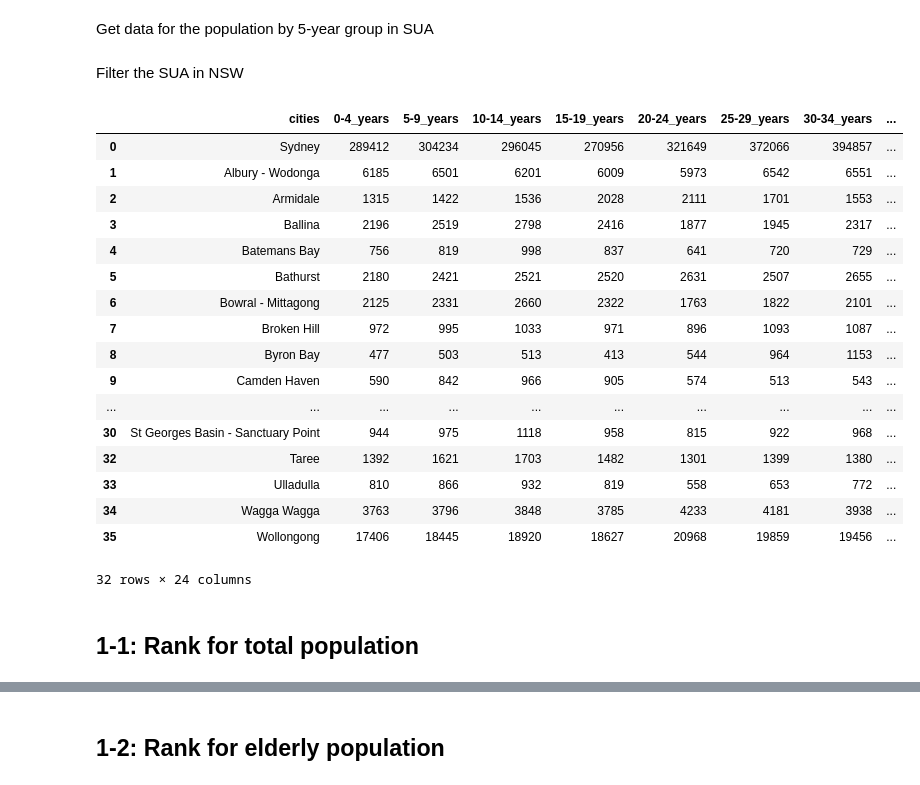
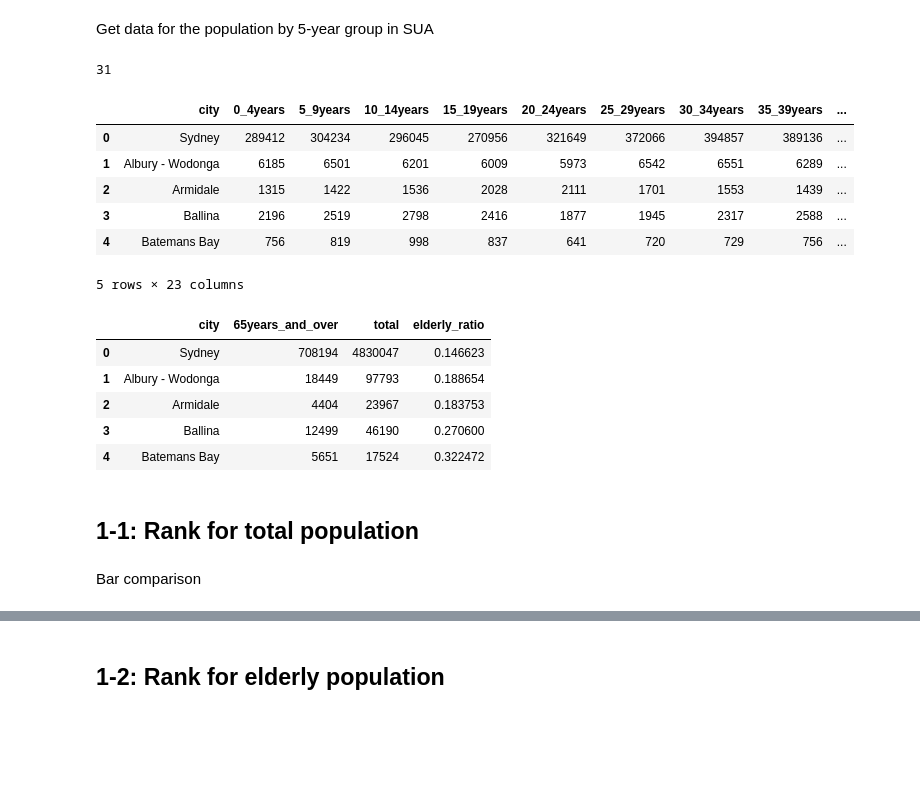
Before and after one commit to tobeychen/9075, a Jupyter notebook: Untitled1.ipynb, the cells around one changed output, grey strips where cells are left out. Cells and saved outputs as stored; diff of their text form; code cells hidden in the pictures; blank space fills up the shorter version.

```diff
--- a/Untitled1.ipynb
+++ b/Untitled1.ipynb
@@ -39,0 +74,10 @@ gdf_state
+# %%
+for index, row in gdf_sua.iterrows():
+    if (get_state_from_city(row['SUA_NAME21'].split(' - ')[0]) != 'NSW'):
+        gdf_sua.drop(index, inplace=True)
+
+# Reset the index of the DataFrame
+gdf_sua = gdf_sua.reset_index(drop=True)
+
+print(len(gdf_sua))
+gdf_sua.head()
@@ -42,7 +102,5 @@ gdf_state
 # %% [markdown]
 Get data for the population by 5-year group in SUA
 # %%
-df = pd.read_csv('Cleaned_Age_in_Five_Year_Groups_in_SUA.csv', header = 0, names = ['cities', '0-4_years','5-9_years','10-14_years', '15-19_years', '20-24_years', '25-29_years', '30-34_years', '35-39_years', '40-44_years', '45-49_years', '50-54_years', '55-59_years', '60-64_years', '65-69_years', '70-74_years', '75-79_years', '80-84_years', '85-89_years', '90-94_years', '95-99_years', '100_years_and_over', 'total']);
+df_population = pd.read_csv('Cleaned_Age_in_Five_Year_Groups_in_SUA.csv', header = 0, names = ['city', '0_4years','5_9years','10_14years', '15_19years', '20_24years', '25_29years', '30_34years', '35_39years', '40_44years', '45_49years', '50_54years', '55_59years', '60_64years', '65_69years', '70_74years', '75_79years', '80_84years', '85_89years', '90_94years', '95_99years', '100years_and_over', 'total']);
 # df
-# %% [markdown]
-Filter the SUA in NSW
@@ -61,39 +107,36 @@ def get_state_from_city(city):
 # %%
-df['state'] = df['cities'].apply(lambda x: get_state_from_city(x.split(' - ')[0]))
-df = df.loc[df['state'] == 'NSW']
-df
+# mask is a boolean array
+mask = ~df_population['city'].isin(gdf_sua['SUA_NAME21'])
+
+df_population = df_population.loc[~mask]
+
+# Reset the index of the DataFrame
+df_population = df_population.reset_index(drop=True)
+
+print(len(gdf_sua))
+df_population.head()
 # %% [output]
+31
-|  | cities | 0-4_years | 5-9_years | 10-14_years | 15-19_years | 20-24_years | 25-29_years | 30-34_years | ... |
-| 0 | Sydney | 289412 | 304234 | 296045 | 270956 | 321649 | 372066 | 394857 | ... |
-| 1 | Albury - Wodonga | 6185 | 6501 | 6201 | 6009 | 5973 | 6542 | 6551 | ... |
-| 2 | Armidale | 1315 | 1422 | 1536 | 2028 | 2111 | 1701 | 1553 | ... |
-| 3 | Ballina | 2196 | 2519 | 2798 | 2416 | 1877 | 1945 | 2317 | ... |
-| 4 | Batemans Bay | 756 | 819 | 998 | 837 | 641 | 720 | 729 | ... |
-| 5 | Bathurst | 2180 | 2421 | 2521 | 2520 | 2631 | 2507 | 2655 | ... |
-| 6 | Bowral - Mittagong | 2125 | 2331 | 2660 | 2322 | 1763 | 1822 | 2101 | ... |
-| 7 | Broken Hill | 972 | 995 | 1033 | 971 | 896 | 1093 | 1087 | ... |
-| 8 | Byron Bay | 477 | 503 | 513 | 413 | 544 | 964 | 1153 | ... |
-| 9 | Camden Haven | 590 | 842 | 966 | 905 | 574 | 513 | 543 | ... |
-| ... | ... | ... | ... | ... | ... | ... | ... | ... | ... |
-| 30 | St Georges Basin - Sanctuary Point | 944 | 975 | 1118 | 958 | 815 | 922 | 968 | ... |
-| 32 | Taree | 1392 | 1621 | 1703 | 1482 | 1301 | 1399 | 1380 | ... |
-| 33 | Ulladulla | 810 | 866 | 932 | 819 | 558 | 653 | 772 | ... |
-| 34 | Wagga Wagga | 3763 | 3796 | 3848 | 3785 | 4233 | 4181 | 3938 | ... |
-| 35 | Wollongong | 17406 | 18445 | 18920 | 18627 | 20968 | 19859 | 19456 | ... |
+|  | city | 0_4years | 5_9years | 10_14years | 15_19years | 20_24years | 25_29years | 30_34years | 35_39years | ... |
+| 0 | Sydney | 289412 | 304234 | 296045 | 270956 | 321649 | 372066 | 394857 | 389136 | ... |
+| 1 | Albury - Wodonga | 6185 | 6501 | 6201 | 6009 | 5973 | 6542 | 6551 | 6289 | ... |
+| 2 | Armidale | 1315 | 1422 | 1536 | 2028 | 2111 | 1701 | 1553 | 1439 | ... |
+| 3 | Ballina | 2196 | 2519 | 2798 | 2416 | 1877 | 1945 | 2317 | 2588 | ... |
+| 4 | Batemans Bay | 756 | 819 | 998 | 837 | 641 | 720 | 729 | 756 | ... |
-32 rows × 24 columns
+5 rows × 23 columns
 # %%
-df.loc[:, '65_years_and_over_total'] = (
-    df['65-69_years'] + df['70-74_years'] + df['75-79_years'] +
-    df['80-84_years'] + df['85-89_years'] + df['90-94_years'] +
-    df['95-99_years'] + df['100_years_and_over']
-)
+df_population.loc[:, '65years_and_over'] = (df_population['65_69years'] + df_population['70_74years'] + df_population['75_79years'] + df_population['80_84years'] + df_population['85_89years'] + df_population['90_94years'] + df_population['95_99years'] + df_population['100years_and_over'])
 
-df = df.drop(columns=[
-    '0-4_years', '5-9_years', '10-14_years', '15-19_years', '20-24_years',
-    '25-29_years', '30-34_years', '35-39_years', '40-44_years', '45-49_years',
-    '50-54_years', '55-59_years', '60-64_years', '65-69_years', '70-74_years',
-    '75-79_years', '80-84_years', '85-89_years', '90-94_years', '95-99_years',
-    '100_years_and_over'
+df_population = df_population.drop(columns=['0_4years','5_9years','10_14years', '15_19years', '20_24years', '25_29years', '30_34years', '35_39years', '40_44years', '45_49years', '50_54years', '55_59years', '60_64years', '65_69years', '70_74years', '75_79years', '80_84years', '85_89years', '90_94years', '95_99years', '100years_and_over'
 ])
 
-df = df.loc[:, ['cities', '65_years_and_over_total', 'total', 'state']]
+df_population = df_population.loc[:, ['city', '65years_and_over', 'total']]
+df_population['elderly_ratio'] = df_population['65years_and_over'] / df_population['total']
+df_population.head()
+# %% [output]
+|  | city | 65years_and_over | total | elderly_ratio |
+| 0 | Sydney | 708194 | 4830047 | 0.146623 |
+| 1 | Albury - Wodonga | 18449 | 97793 | 0.188654 |
+| 2 | Armidale | 4404 | 23967 | 0.183753 |
+| 3 | Ballina | 12499 | 46190 | 0.270600 |
+| 4 | Batemans Bay | 5651 | 17524 | 0.322472 |
@@ -102,2 +143,4 @@ df = df.drop(columns=['state'])
 # %% [markdown]
 ## 1-1: Rank for total population
+# %% [markdown]
+Bar comparison
```
Also changed, not shown: parts of 47 cells of this notebook, 6 other files.
